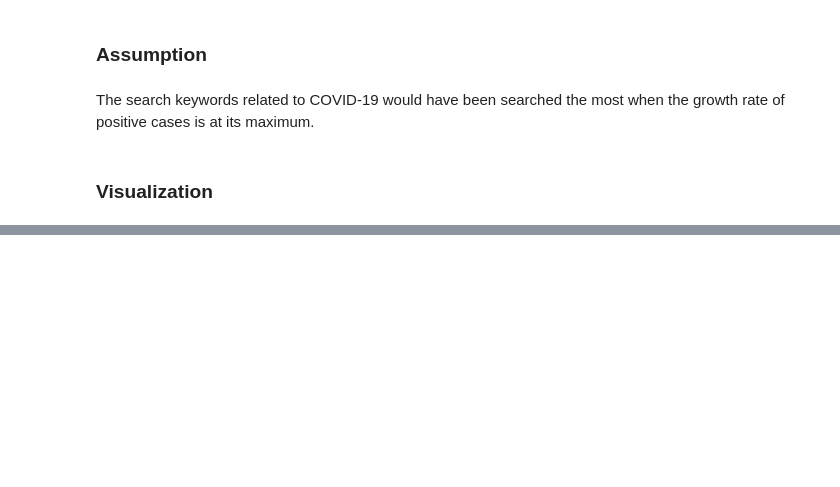
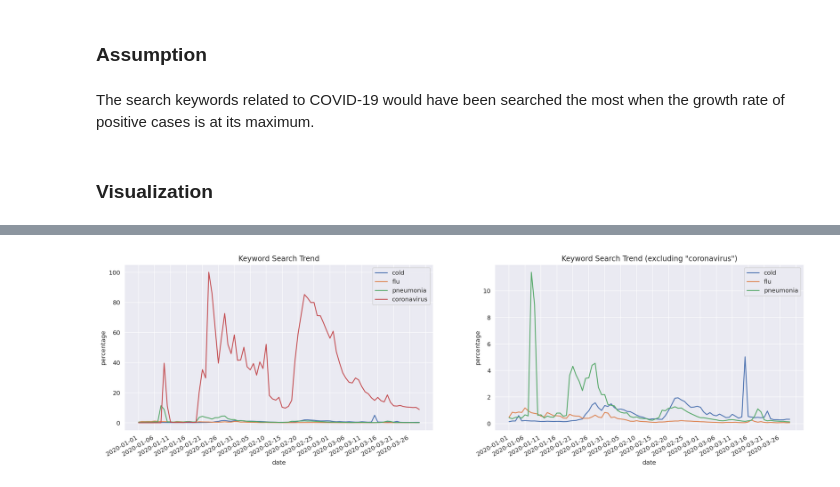
Before and after one commit to hwuiwon/covid-19-analysis-kr, a Jupyter notebook: Covid-19-in-South-Korea.ipynb, the cells around one changed output, grey strips where cells are left out. Cells and saved outputs as stored; diff of their text form; code cells hidden in the pictures; blank space fills up the shorter version.

```diff
--- a/Covid-19-in-South-Korea.ipynb
+++ b/Covid-19-in-South-Korea.ipynb
@@ -537,0 +591,26 @@ searchtrend.head()
+# %%
+searchTrend_2020 = searchtrend.iloc[1461:, :]
+fig, (ax1, ax2) = plt.subplots(ncols=2, figsize=(20, 5))
+
+# Search proportion of keywords related to COVID-19
+ax1.title.set_text('Keyword Search Trend')
+sns.lineplot(data=searchTrend_2020, x='date', y='cold', label='cold', ax=ax1)
+sns.lineplot(data=searchTrend_2020, x='date', y='flu', label='flu', ax=ax1)
+sns.lineplot(data=searchTrend_2020, x='date', y='pneumonia', label='pneumonia', ax=ax1)
+sns.lineplot(data=searchTrend_2020, x='date', y='coronavirus', label='coronavirus', ax=ax1)
+ax1.xaxis.set_major_locator(ticker.MultipleLocator(base=5))
+ax1.set(ylabel='percentage')
+plt.setp(ax1.xaxis.get_majorticklabels(), rotation=30, ha='right')
+
+# Search proportion of keywords related to COVID-19 except coronavirus
+ax2.title.set_text('Keyword Search Trend (excluding "coronavirus")')
+sns.lineplot(data=searchTrend_2020, x='date', y='cold', label='cold', ax=ax2)
+sns.lineplot(data=searchTrend_2020, x='date', y='flu', label='flu', ax=ax2)
+sns.lineplot(data=searchTrend_2020, x='date', y='pneumonia', label='pneumonia', ax=ax2)
+ax2.xaxis.set_major_locator(ticker.MultipleLocator(base=5))
+ax2.set(ylabel='percentage')
+plt.setp(ax2.xaxis.get_majorticklabels(), rotation=30, ha='right')
+
+fig.show()
+# %% [output]
+[figure, added]
```
Also changed, not shown: parts of 7 cells of this notebook.
